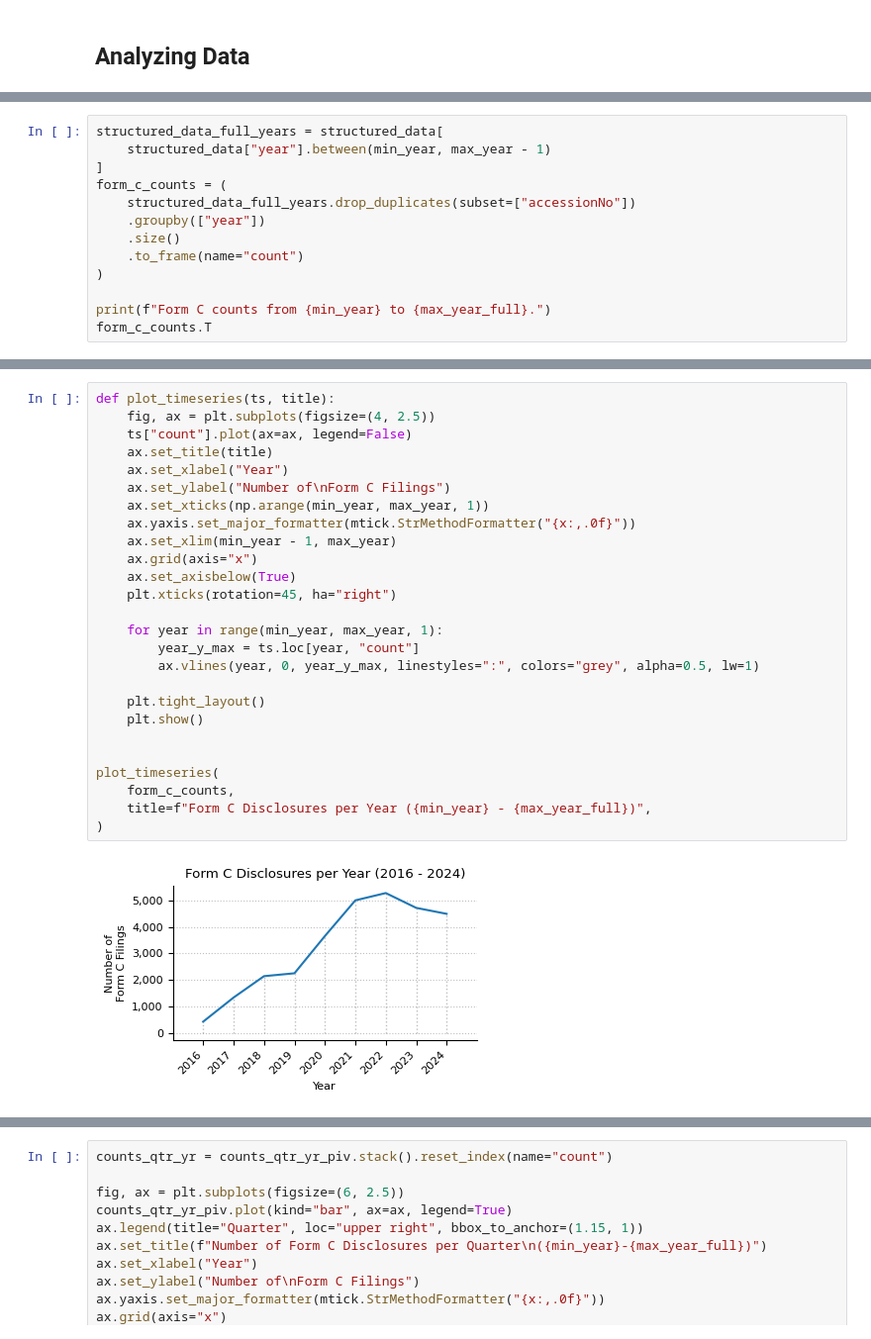
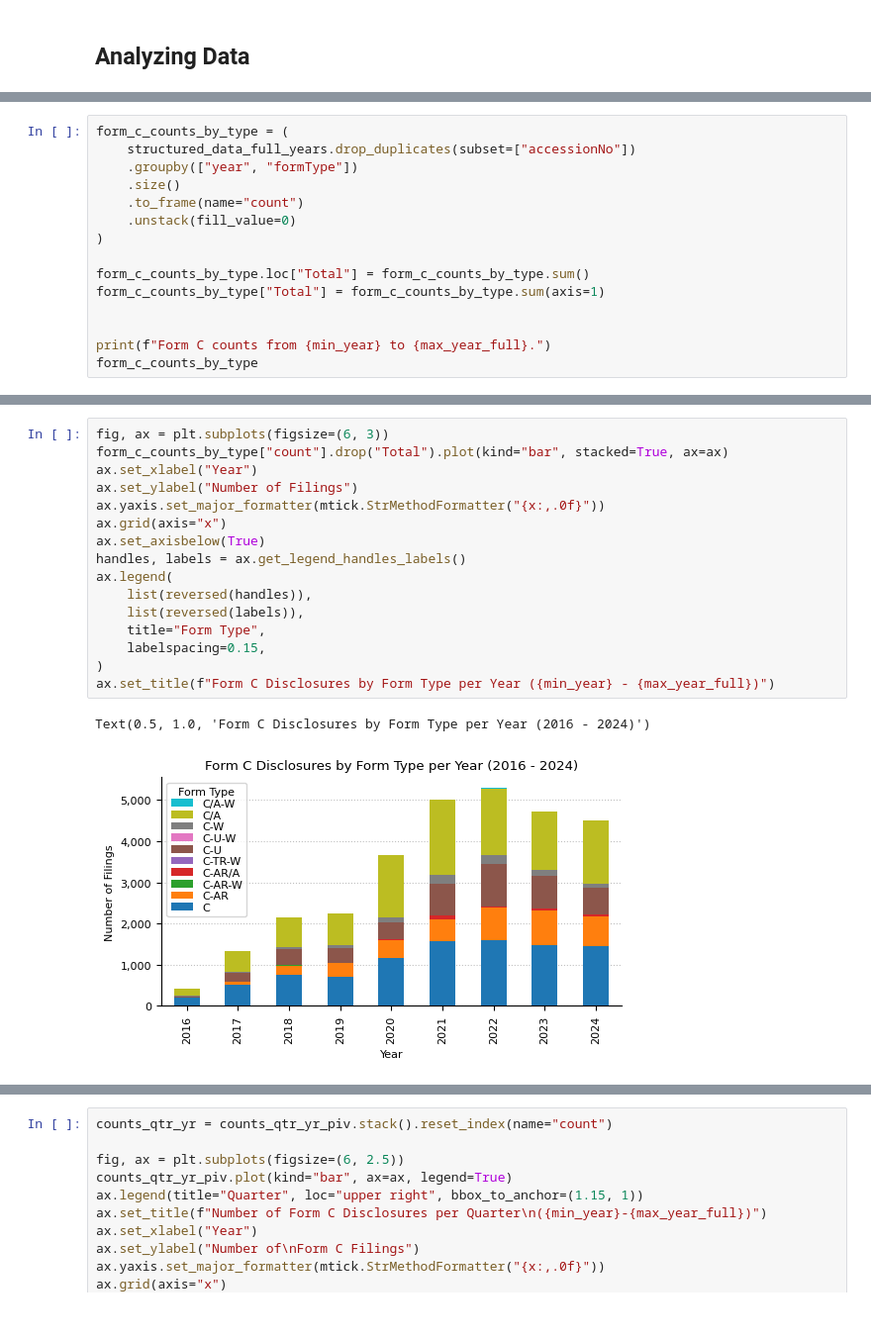
Before and after one commit to SEC-API-io/sec-api-cookbook, a Jupyter notebook: notebooks/form-c/form-c-tutorial-website.ipynb, the cells around one changed output, grey strips where cells are left out. Shown at 99% size. Cells and saved outputs as stored; diff of their text form.

Commit message:
updated form c notebook

```diff
--- a/notebooks/form-c/form-c-tutorial-website.ipynb
+++ b/notebooks/form-c/form-c-tutorial-website.ipynb
@@ -213,15 +285,17 @@ memory usage: 16.4+ MB
 # %%
-structured_data_full_years = structured_data[
-    structured_data["year"].between(min_year, max_year - 1)
-]
-form_c_counts = (
+form_c_counts_by_type = (
     structured_data_full_years.drop_duplicates(subset=["accessionNo"])
-    .groupby(["year"])
+    .groupby(["year", "formType"])
     .size()
     .to_frame(name="count")
+    .unstack(fill_value=0)
 )
 
+form_c_counts_by_type.loc["Total"] = form_c_counts_by_type.sum()
+form_c_counts_by_type["Total"] = form_c_counts_by_type.sum(axis=1)
+
+
 print(f"Form C counts from {min_year} to {max_year_full}.")
-form_c_counts.T
+form_c_counts_by_type
 # %% [output]
 Form C counts from 2016 to 2024.
@@ -230,31 +315,22 @@ Form C counts from 2016 to 2024.
 # %%
-def plot_timeseries(ts, title):
-    fig, ax = plt.subplots(figsize=(4, 2.5))
-    ts["count"].plot(ax=ax, legend=False)
-    ax.set_title(title)
-    ax.set_xlabel("Year")
-    ax.set_ylabel("Number of\nForm C Filings")
-    ax.set_xticks(np.arange(min_year, max_year, 1))
-    ax.yaxis.set_major_formatter(mtick.StrMethodFormatter("{x:,.0f}"))
-    ax.set_xlim(min_year - 1, max_year)
-    ax.grid(axis="x")
-    ax.set_axisbelow(True)
-    plt.xticks(rotation=45, ha="right")
-
-    for year in range(min_year, max_year, 1):
-        year_y_max = ts.loc[year, "count"]
-        ax.vlines(year, 0, year_y_max, linestyles=":", colors="grey", alpha=0.5, lw=1)
-
-    plt.tight_layout()
-    plt.show()
-
-
-plot_timeseries(
-    form_c_counts,
-    title=f"Form C Disclosures per Year ({min_year} - {max_year_full})",
+fig, ax = plt.subplots(figsize=(6, 3))
+form_c_counts_by_type["count"].drop("Total").plot(kind="bar", stacked=True, ax=ax)
+ax.set_xlabel("Year")
+ax.set_ylabel("Number of Filings")
+ax.yaxis.set_major_formatter(mtick.StrMethodFormatter("{x:,.0f}"))
+ax.grid(axis="x")
+ax.set_axisbelow(True)
+handles, labels = ax.get_legend_handles_labels()
+ax.legend(
+    list(reversed(handles)),
+    list(reversed(labels)),
+    title="Form Type",
+    labelspacing=0.15,
 )
+ax.set_title(f"Form C Disclosures by Form Type per Year ({min_year} - {max_year_full})")
 # %% [output]
+Text(0.5, 1.0, 'Form C Disclosures by Form Type per Year (2016 - 2024)')
-[figure, old version]
+[figure, new version]
 # %%
 counts_qtr_yr_piv = (
     structured_data_full_years.groupby(["year", "qtr"]).size().unstack().fillna(0)
```
Also changed, not shown: parts of 25 cells of this notebook.
